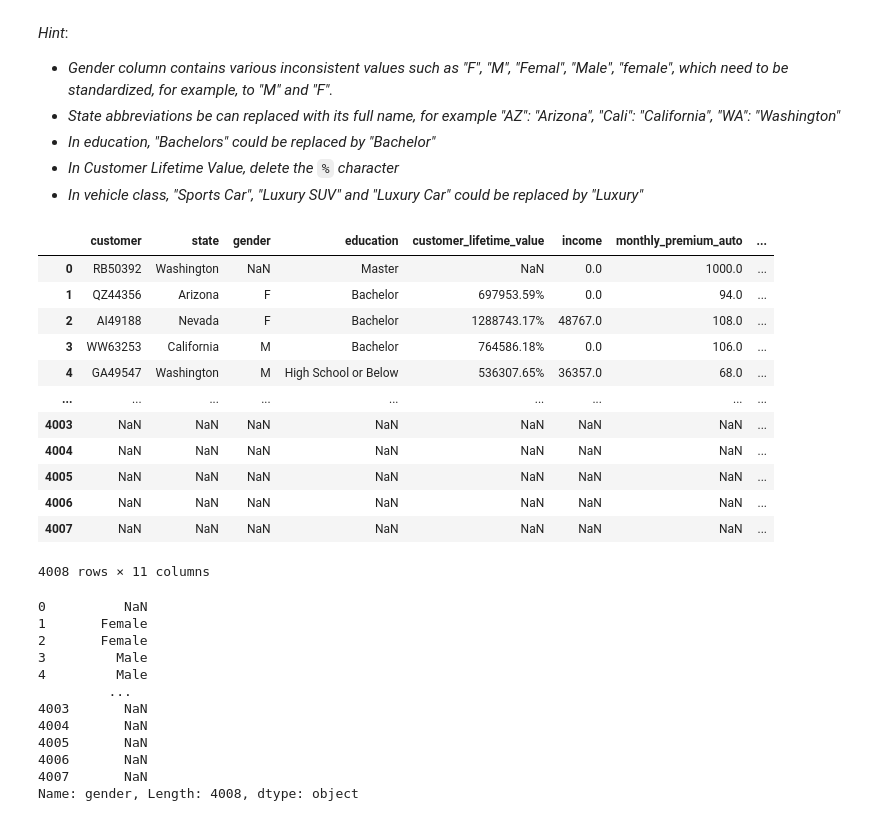
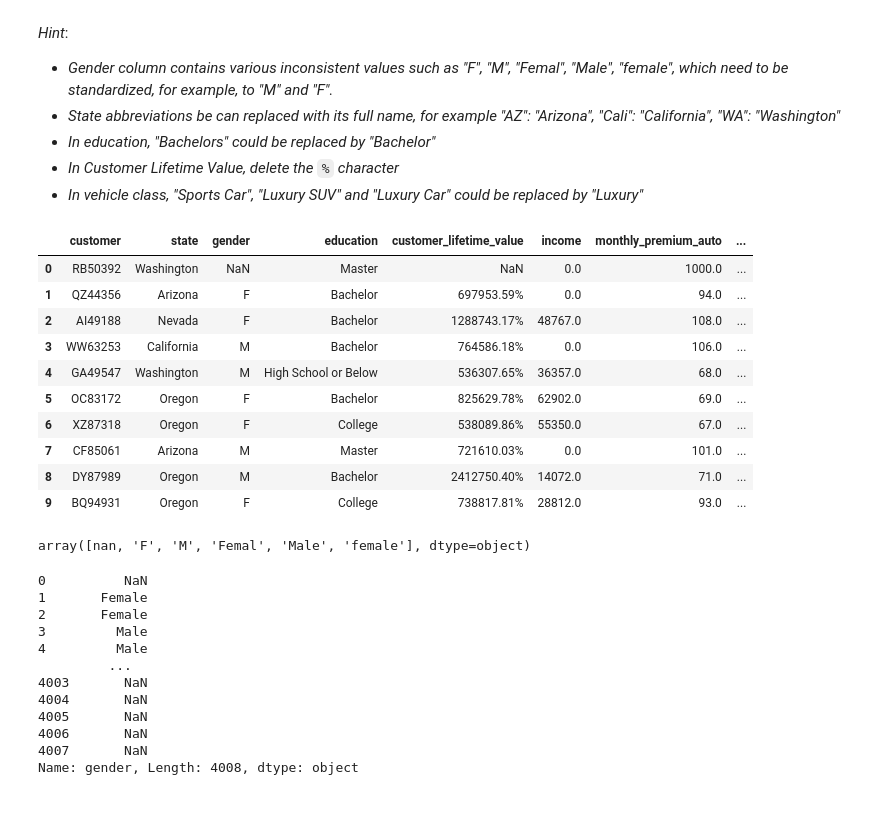
Before and after one commit to N80m6o/lab-dw-data-cleaning-and-formatting, a Jupyter notebook: lab-dw-data-cleaning-and-formatting.ipynb, the cells around one changed output. Cells and saved outputs as stored; diff of their text form; code cells hidden in the pictures.

```diff
--- a/lab-dw-data-cleaning-and-formatting.ipynb
+++ b/lab-dw-data-cleaning-and-formatting.ipynb
@@ -45,20 +52,22 @@ Note that this exercise will focus only on cleaning inconsistent values and will
 # %%
 # Your code here
 
 df.columns=[col.lower().replace(" ","_").replace("%","") for col in df.columns]
-df
+df.head(10)
 # %% [output]
 |  | customer | state | gender | education | customer_lifetime_value | income | monthly_premium_auto | ... |
 | 0 | RB50392 | Washington | NaN | Master | NaN | 0.0 | 1000.0 | ... |
 | 1 | QZ44356 | Arizona | F | Bachelor | 697953.59% | 0.0 | 94.0 | ... |
 | 2 | AI49188 | Nevada | F | Bachelor | 1288743.17% | 48767.0 | 108.0 | ... |
 | 3 | WW63253 | California | M | Bachelor | 764586.18% | 0.0 | 106.0 | ... |
 | 4 | GA49547 | Washington | M | High School or Below | 536307.65% | 36357.0 | 68.0 | ... |
-| ... | ... | ... | ... | ... | ... | ... | ... | ... |
-| 4003 | NaN | NaN | NaN | NaN | NaN | NaN | NaN | ... |
-| 4004 | NaN | NaN | NaN | NaN | NaN | NaN | NaN | ... |
-| 4005 | NaN | NaN | NaN | NaN | NaN | NaN | NaN | ... |
-| 4006 | NaN | NaN | NaN | NaN | NaN | NaN | NaN | ... |
-| 4007 | NaN | NaN | NaN | NaN | NaN | NaN | NaN | ... |
+| 5 | OC83172 | Oregon | F | Bachelor | 825629.78% | 62902.0 | 69.0 | ... |
+| 6 | XZ87318 | Oregon | F | College | 538089.86% | 55350.0 | 67.0 | ... |
+| 7 | CF85061 | Arizona | M | Master | 721610.03% | 0.0 | 101.0 | ... |
+| 8 | DY87989 | Oregon | M | Bachelor | 2412750.40% | 14072.0 | 71.0 | ... |
+| 9 | BQ94931 | Oregon | F | College | 738817.81% | 28812.0 | 93.0 | ... |
-4008 rows × 11 columns
+# %%
+df["gender"].unique()
+# %% [output]
+array([nan, 'F', 'M', 'Femal', 'Male', 'female'], dtype=object)
 # %%
```
Also changed, not shown: parts of 23 cells of this notebook, 1 other file.
